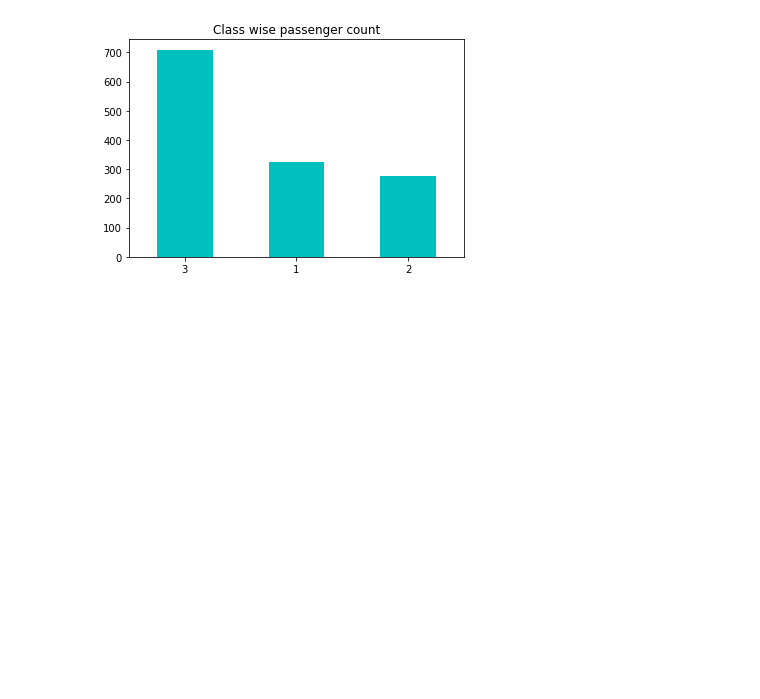
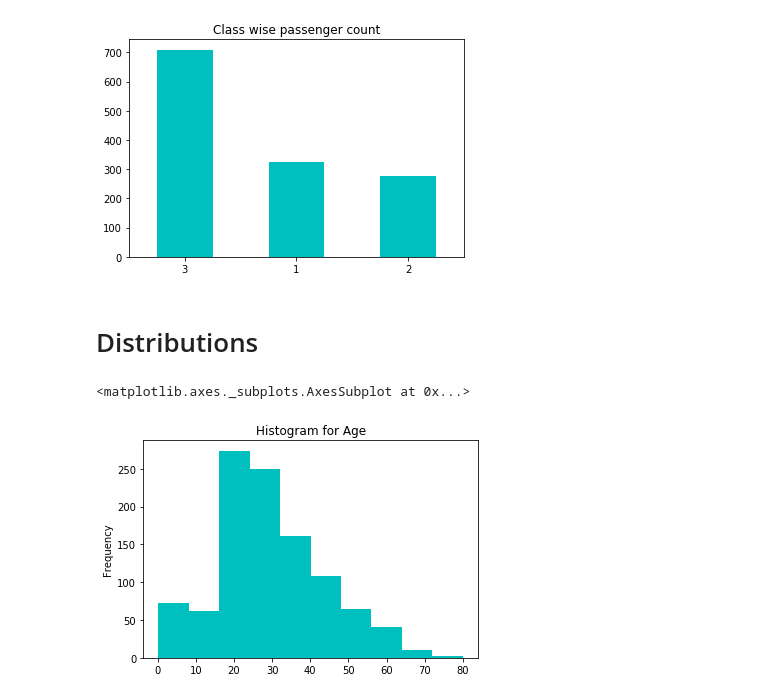
Before and after one commit to Akki19hzb/titanic_data, a Jupyter notebook: notebooks/Exploring-Processing-data.ipynb, the cells around one changed output. Saved outputs shown, nothing was run; the diff lists cells and outputs as text; code cells hidden in the pictures; blank space fills up the shorter version.

```diff
--- a/notebooks/Exploring-Processing-data.ipynb
+++ b/notebooks/Exploring-Processing-data.ipynb
@@ -359,3 +359,11 @@ df.Pclass.value_counts().plot(kind='bar',rot=0, title='Class wise passenger coun
 # %% [output]
 <matplotlib.axes._subplots.AxesSubplot at 0x...>
 [figure]
+# %% [markdown]
+# Distributions
+# %%
+#Use histogram
+df.Age.plot(kind='hist',title='Histogram for Age', color='c')
+# %% [output]
+<matplotlib.axes._subplots.AxesSubplot at 0x...>
+[figure, added]
```
Also changed, not shown: parts of 23 cells of this notebook.
